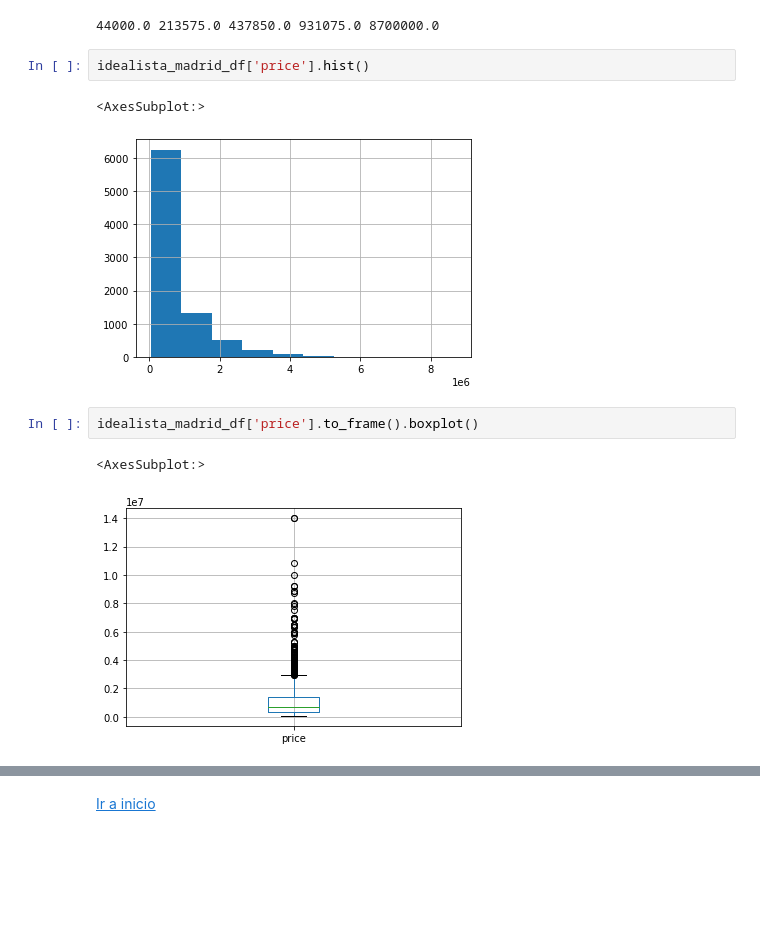
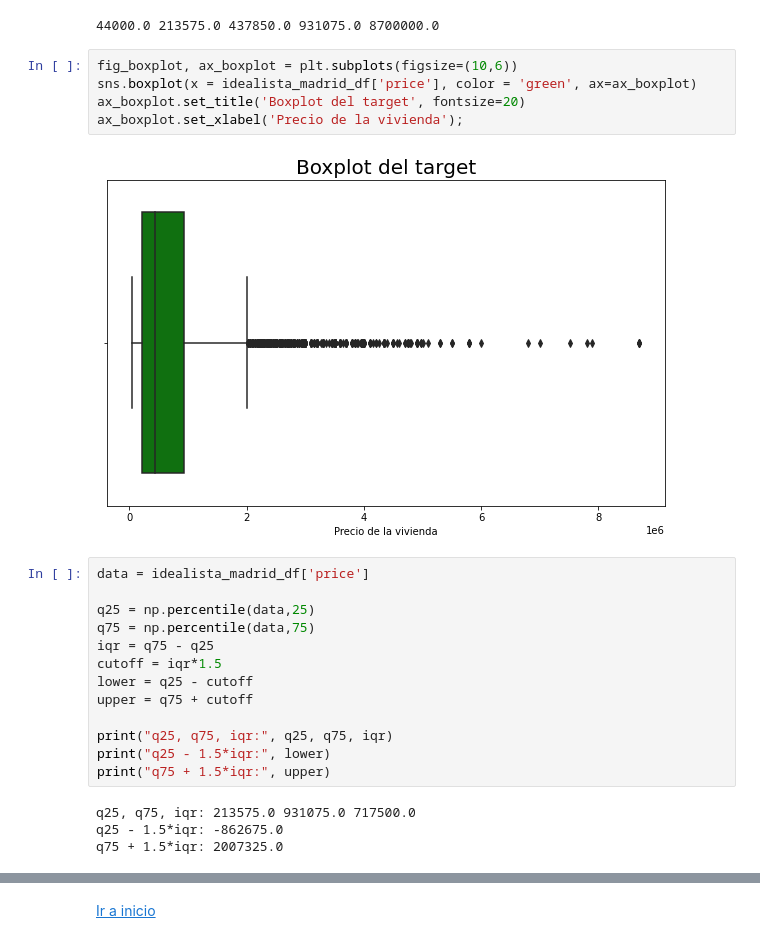
Before and after one commit to LuisARG/ML_DL_Idealista_project, a Jupyter notebook: src/main.ipynb, the cells around one changed output, grey strips where cells are left out. Saved outputs shown, nothing was run; the diff lists cells and outputs as text; blank space fills up the shorter version.

```diff
--- a/src/main.ipynb
+++ b/src/main.ipynb
@@ -559,13 +563,27 @@ min      4.400000e+04
 max      8.700000e+06
 Name: price, dtype: float64
 44000.0 213575.0 437850.0 931075.0 8700000.0
-# %%
-idealista_madrid_df['price'].hist()
-# %% [output]
-<AxesSubplot:>
-[figure, removed]
-# %%
-idealista_madrid_df['price'].to_frame().boxplot()
-# %% [output]
-<AxesSubplot:>
-[figure, removed]
+# %%
+fig_boxplot, ax_boxplot = plt.subplots(figsize=(10,6))
+sns.boxplot(x = idealista_madrid_df['price'], color = 'green', ax=ax_boxplot)
+ax_boxplot.set_title('Boxplot del target', fontsize=20)
+ax_boxplot.set_xlabel('Precio de la vivienda');
+# %% [output]
+[figure, added]
+# %%
+data = idealista_madrid_df['price']
+
+q25 = np.percentile(data,25)
+q75 = np.percentile(data,75)
+iqr = q75 - q25
+cutoff = iqr*1.5
+lower = q25 - cutoff
+upper = q75 + cutoff
+
+print("q25, q75, iqr:", q25, q75, iqr)
+print("q25 - 1.5*iqr:", lower)
+print("q75 + 1.5*iqr:", upper)
+# %% [output]
+q25, q75, iqr: 213575.0 931075.0 717500.0
+q25 - 1.5*iqr: -862675.0
+q75 + 1.5*iqr: 2007325.0
```
Also changed, not shown: parts of 4 cells of this notebook, 2 other files.
